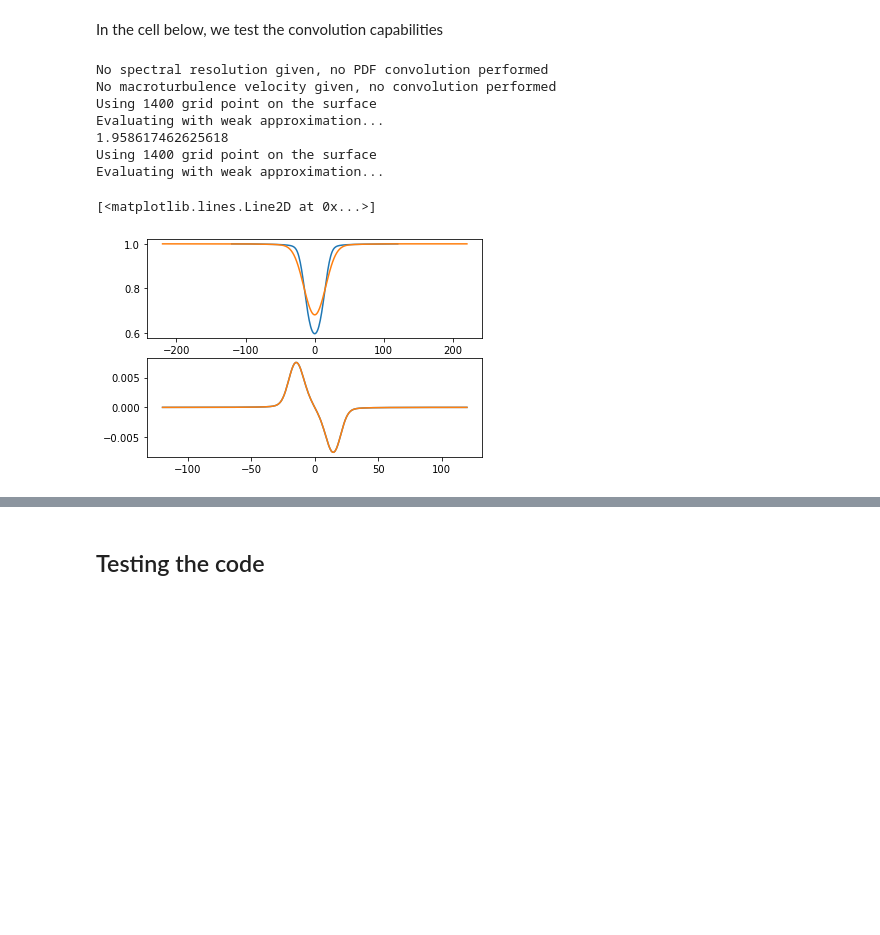
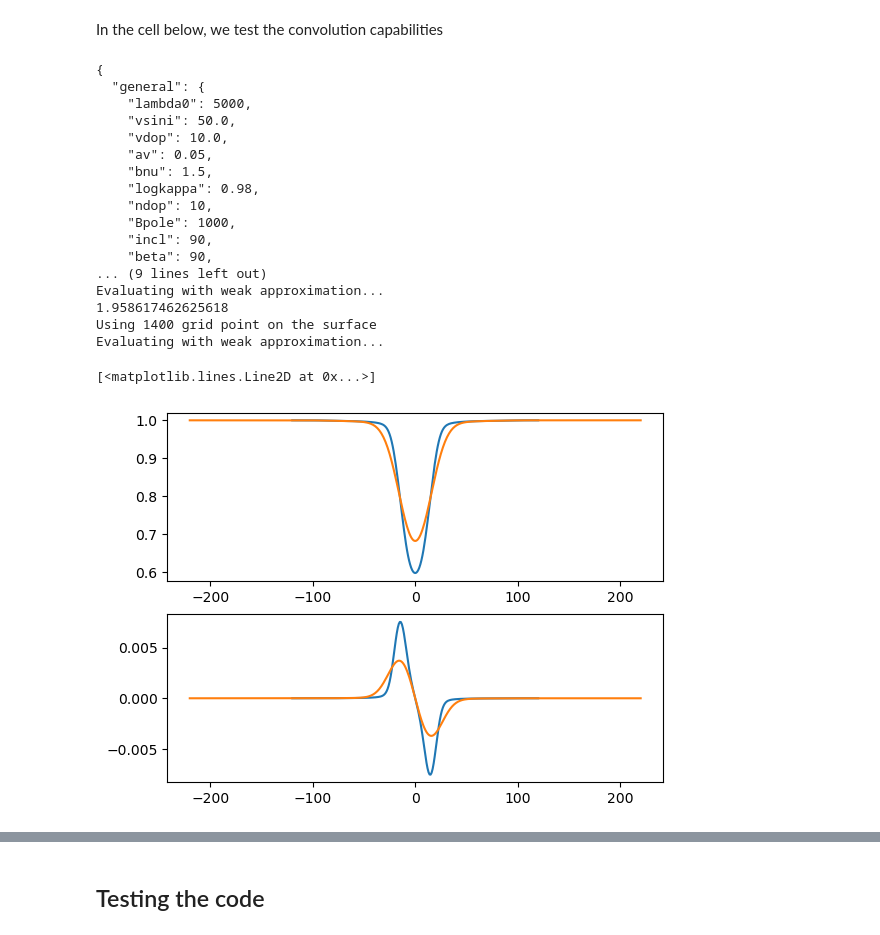
Before and after one commit to veropetit/pyRaven, a Jupyter notebook: diskint2_doc.ipynb, the cells around one changed output, grey strips where cells are left out. Drawn from its saved outputs; the diff is of its cells as text; code cells hidden in the pictures; blank space fills up the shorter version.

```diff
--- a/diskint2_doc.ipynb
+++ b/diskint2_doc.ipynb
@@ -688,33 +688,43 @@ To accomodate the convolution with the resolution and macroturbulence, we have t
 In the cell below, we test the convolution capabilities
 # %%
 param = rav.params.get_def_param_weak()
-#param.pprint()
+param.pprint()
 param['general']['vsini']=10
 
 model = rav.diskint2.numerical(param,False)
 
 fig, ax = plt.subplots(2,1)
 ax[0].plot(model['vel'], model['flux'])
 ax[1].plot(model['vel'], model['V'])
 
 import copy
 param2 = copy.deepcopy(param)
 param2['general'].update({'res': 65000.})
 param2['general'].update({'vmac': 10.})
 model2 = rav.diskint2.numerical(param2,False)
 
 ax[0].plot(model2['vel'], model2['flux'])
-ax[1].plot(model['vel'], model['V'])
+ax[1].plot(model2['vel'], model2['V'])
 # %% [output]
-No spectral resolution given, no PDF convolution performed
-No macroturbulence velocity given, no convolution performed
-Using 1400 grid point on the surface
+{
+  "general": {
+    "lambda0": 5000,
+    "vsini": 50.0,
+    "vdop": 10.0,
+    "av": 0.05,
+    "bnu": 1.5,
+    "logkappa": 0.98,
+    "ndop": 10,
+    "Bpole": 1000,
+    "incl": 90,
+    "beta": 90,
+... (9 lines left out)
 Evaluating with weak approximation...
 1.958617462625618
 Using 1400 grid point on the surface
 Evaluating with weak approximation...
 [<matplotlib.lines.Line2D at 0x...>]
-[figure, old version]
+[figure, new version]
 # %%
 genparam = {
     'lambda0':5000,    # the central wavelength of the transition
```
Also changed, not shown: parts of 1 cell of this notebook, 1 other file.
